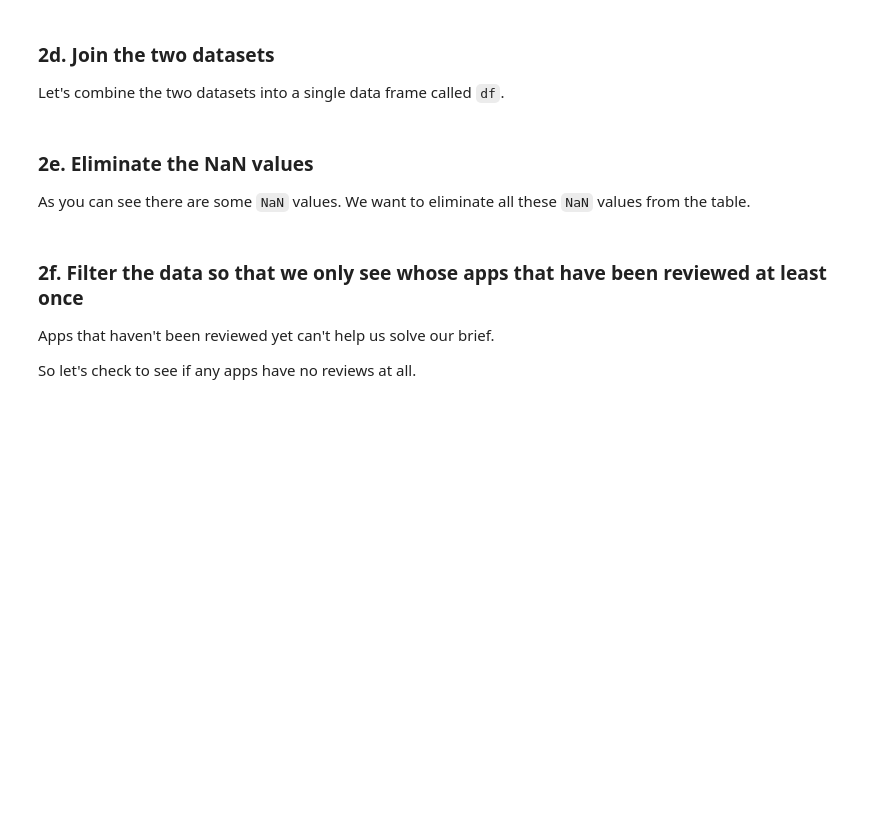
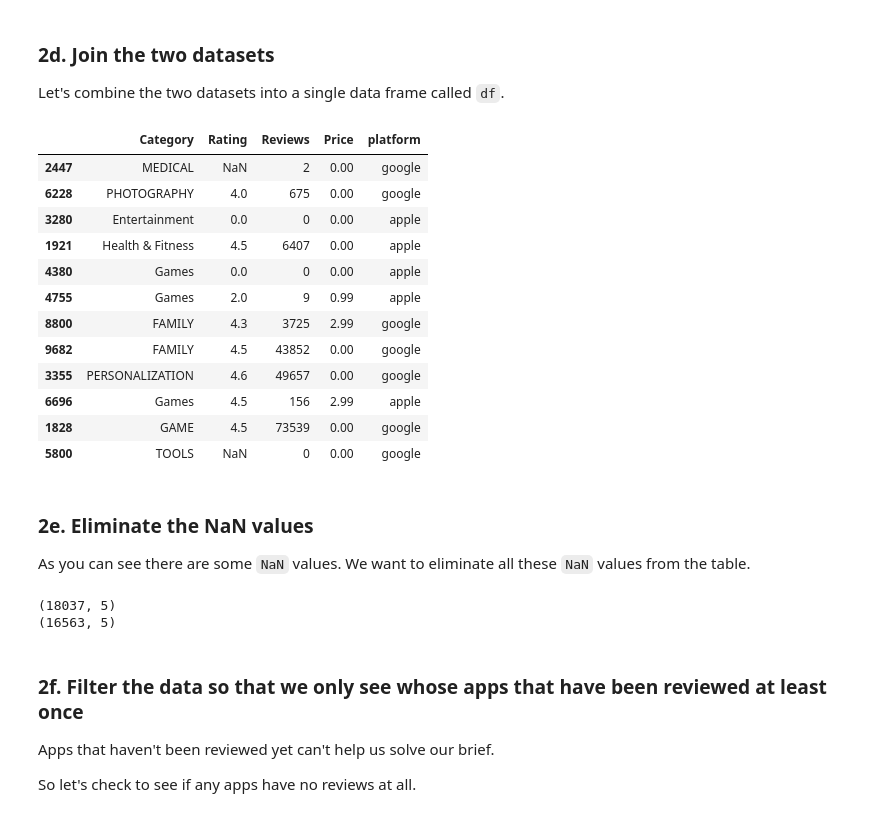
Before and after one commit to mkars01/Springboard, a Jupyter notebook: Case Study - Integrating Apps/Springboard Apps project - Tier 3 - Complete.ipynb, the cells around one changed output. Drawn from its saved outputs; the diff is of its cells as text; code cells hidden in the pictures; blank space fills up the shorter version.

```diff
--- a/Case Study - Integrating Apps/Springboard Apps project - Tier 3 - Complete.ipynb
+++ b/Case Study - Integrating Apps/Springboard Apps project - Tier 3 - Complete.ipynb
@@ -160,13 +225,13 @@ This is a problem because Python actually considers these values strings. So we
 # %%
 # Let's create a variable called nosymb.
 # This variable will take the Price column of Google and apply the str.replace() method.
-_ _ _
+nosymb = Google['Price'].str.replace('$', '')
 
 # Now we need to do two things:
 # i. Make the values in the nosymb variable numeric using the to_numeric() pandas method.
 # ii. Assign this new set of numeric, dollar-sign-less values to Google['Price'].
 # You can do this in one line if you wish.
-_ _ _
+Google['Price'] = pd.to_numeric(nosymb)
 # %% [markdown]
 Now let's check the data types for our Google dataframe again, to verify that the 'Price' column really is numeric now.
 # %%
@@ -176,6 +247,6 @@ _ _ _
 Notice that the column `Reviews` is still an object column. We actually need this column to be a numeric column, too.
 # %%
 # Convert the 'Reviews' column to a numeric data type.
-_ _ _
+Google['Reviews'] = pd.to_numeric(Google['Reviews'])
 # %%
 # Let's check the data types of Google again
@@ -188,7 +265,8 @@ The reason we're making this column is so that we can ultimately join our Apple
 # %%
 # Create a column called 'platform' in both the Apple and Google dataframes.
 # Add the value 'apple' and the value 'google' as appropriate.
-_ _ _
+Apple['platform'] = 'apple'
+Google['platform'] = 'google'
 # %% [markdown]
 ### 2c. Changing the column names to prepare for our join of the two datasets
 Since the easiest way to join two datasets is if they have both:
@@ -214,23 +292,40 @@ _ _ _
 Let's combine the two datasets into a single data frame called `df`.
 # %%
 # Let's use the append() method to append Apple to Google.
-_ _ _
+df = Google.append(Apple)
 
 # Using the sample() method with the number 12 passed to it, check 12 random points of your dataset.
-_ _ _
+df.sample(12)
+# %% [output]
+|  | Category | Rating | Reviews | Price | platform |
+| 2447 | MEDICAL | NaN | 2 | 0.00 | google |
+| 6228 | PHOTOGRAPHY | 4.0 | 675 | 0.00 | google |
+| 3280 | Entertainment | 0.0 | 0 | 0.00 | apple |
+| 1921 | Health & Fitness | 4.5 | 6407 | 0.00 | apple |
+| 4380 | Games | 0.0 | 0 | 0.00 | apple |
+| 4755 | Games | 2.0 | 9 | 0.99 | apple |
+| 8800 | FAMILY | 4.3 | 3725 | 2.99 | google |
+| 9682 | FAMILY | 4.5 | 43852 | 0.00 | google |
+| 3355 | PERSONALIZATION | 4.6 | 49657 | 0.00 | google |
+| 6696 | Games | 4.5 | 156 | 2.99 | apple |
+| 1828 | GAME | 4.5 | 73539 | 0.00 | google |
+| 5800 | TOOLS | NaN | 0 | 0.00 | google |
 # %% [markdown]
 ### 2e. Eliminate the NaN values
 
 As you can see there are some `NaN` values. We want to eliminate all these `NaN` values from the table.
 # %%
 # Lets check first the dimesions of df before droping `NaN` values. Use the .shape feature.
-_ _ _
+print(df.shape)
 
 # Use the dropna() method to eliminate all the NaN values, and overwrite the same dataframe with the result.
-_ _ _
+df.dropna(inplace=True)
 
 # Check the new dimesions of our dataframe.
-_ _ _
+print(df.shape)
+# %% [output]
+(18037, 5)
+(16563, 5)
 # %% [markdown]
 ### 2f. Filter the data so that we only see whose apps that have been reviewed at least once
 
```
Also changed, not shown: parts of 21 cells of this notebook, 1 other file.
